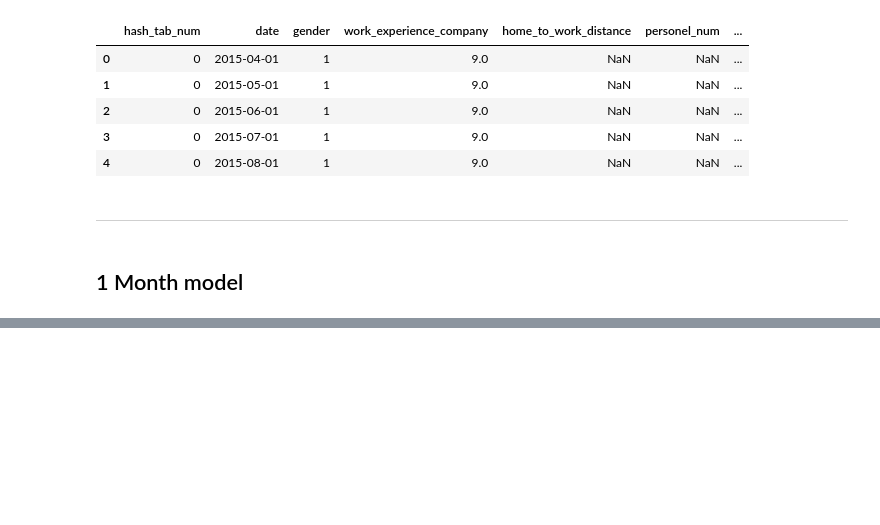
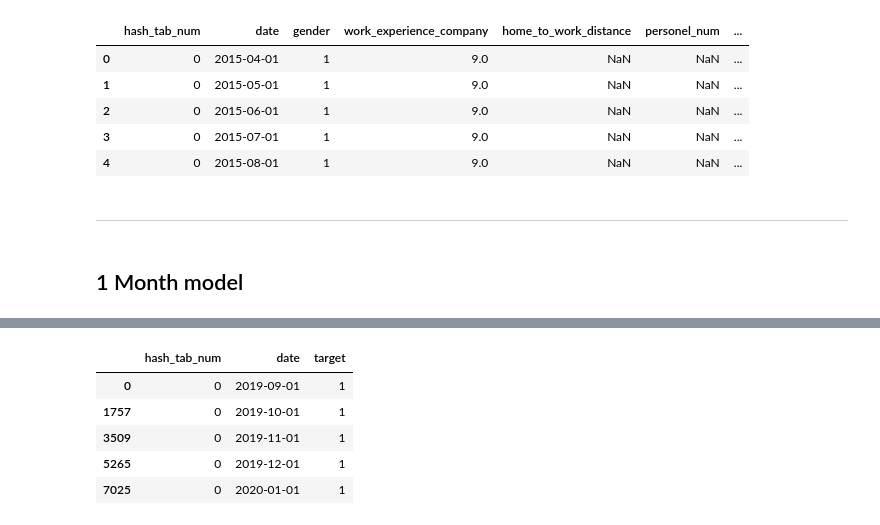
Before and after one commit to astromid/nornickelhackaton-track2, a Jupyter notebook: notebooks/04_dim-validation_scheme.ipynb, the cells around one changed output, grey strips where cells are left out. Saved outputs shown, nothing was run; the diff lists cells and outputs as text; code cells hidden in the pictures; blank space fills up the shorter version.

```diff
--- a/notebooks/04_dim-validation_scheme.ipynb
+++ b/notebooks/04_dim-validation_scheme.ipynb
@@ -258,0 +481,4 @@ for idx, prediction_date in enumerate(prediction_dates):
+# %%
+check_df = pd.read_csv('submission_check.csv', sep=';').drop(columns=['target'])
+check_df['date'] = pd.to_datetime(check_df['date'], format='%Y-%m-%d')
+check_df.head()
@@ -258,0 +492,10 @@ for idx, prediction_date in enumerate(prediction_dates):
+# %%
+result_df_new = pd.merge(result_df, check_df, on=['hash_tab_num', 'date']).sort_values(['hash_tab_num', 'date'])
+result_df_new.head()
+# %% [output]
+|  | hash_tab_num | date | target |
+| 0 | 0 | 2019-09-01 | 1 |
+| 1757 | 0 | 2019-10-01 | 1 |
+| 3509 | 0 | 2019-11-01 | 1 |
+| 5265 | 0 | 2019-12-01 | 1 |
+| 7025 | 0 | 2020-01-01 | 1 |
```
Also changed, not shown: parts of 29 cells of this notebook, 1 other file.
